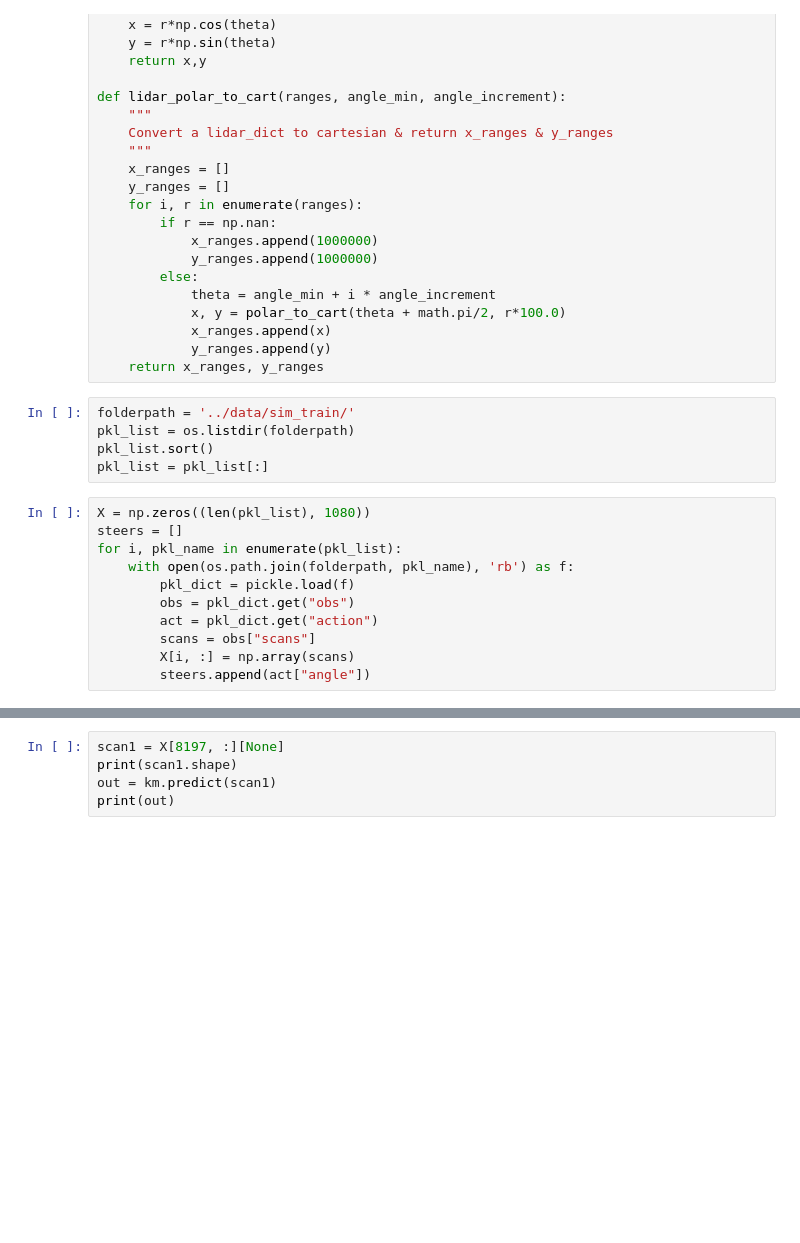
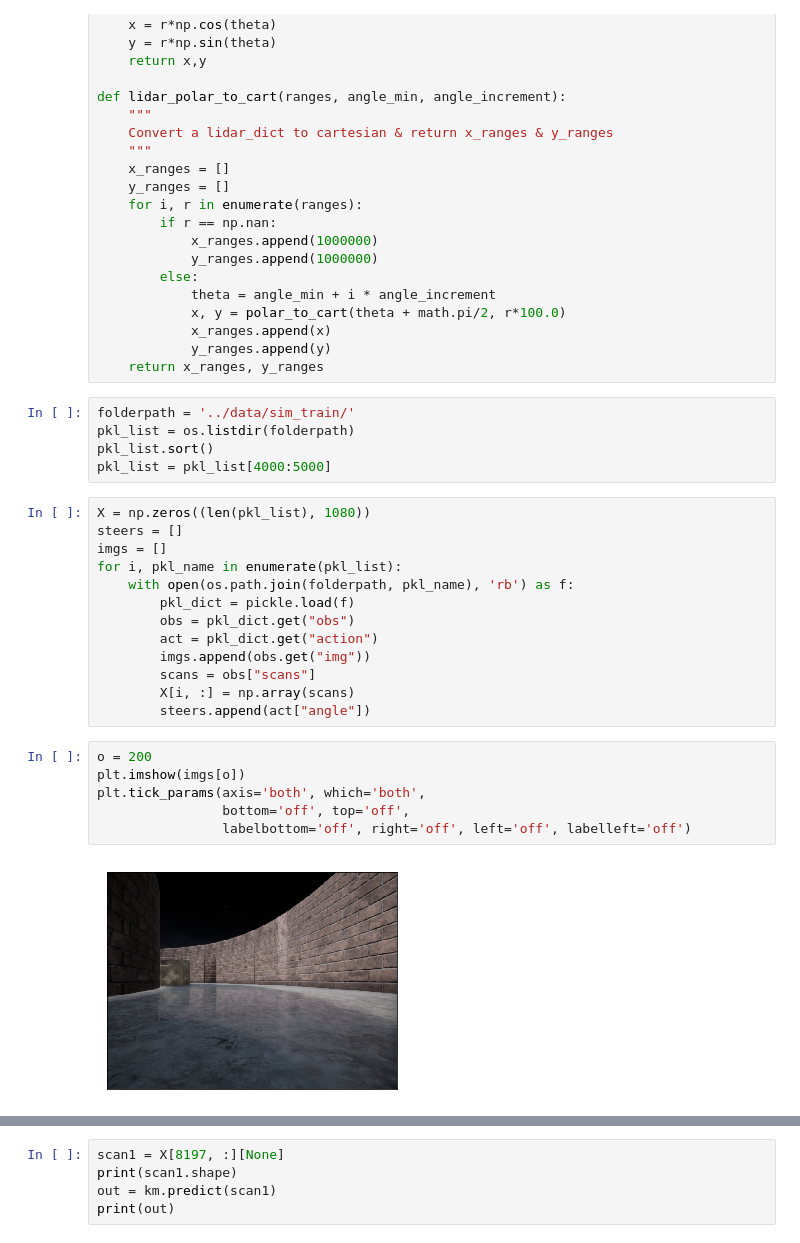
Before and after one commit to zygn/f1tenth_gym, a Jupyter notebook: scripts/Centroids.ipynb, the cells around one changed output, grey strips where cells are left out. Cells and saved outputs as stored; diff of their text form; blank space fills up the shorter version.

```diff
--- a/scripts/Centroids.ipynb
+++ b/scripts/Centroids.ipynb
@@ -39,16 +39,26 @@ def lidar_polar_to_cart(ranges, angle_min, angle_increment):
 folderpath = '../data/sim_train/'
 pkl_list = os.listdir(folderpath)
 pkl_list.sort()
-pkl_list = pkl_list[:]
+pkl_list = pkl_list[4000:5000]
 # %%
 X = np.zeros((len(pkl_list), 1080))
 steers = []
+imgs = []
 for i, pkl_name in enumerate(pkl_list):
     with open(os.path.join(folderpath, pkl_name), 'rb') as f:
         pkl_dict = pickle.load(f)
         obs = pkl_dict.get("obs")
         act = pkl_dict.get("action")
+        imgs.append(obs.get("img"))
         scans = obs["scans"]
         X[i, :] = np.array(scans)
         steers.append(act["angle"])
+# %%
+o = 200
+plt.imshow(imgs[o])
+plt.tick_params(axis='both', which='both',
+                bottom='off', top='off',
+                labelbottom='off', right='off', left='off', labelleft='off')
+# %% [output]
+[figure, added]
 # %%
```
Also changed, not shown: parts of 8 cells of this notebook, 13 other files.
